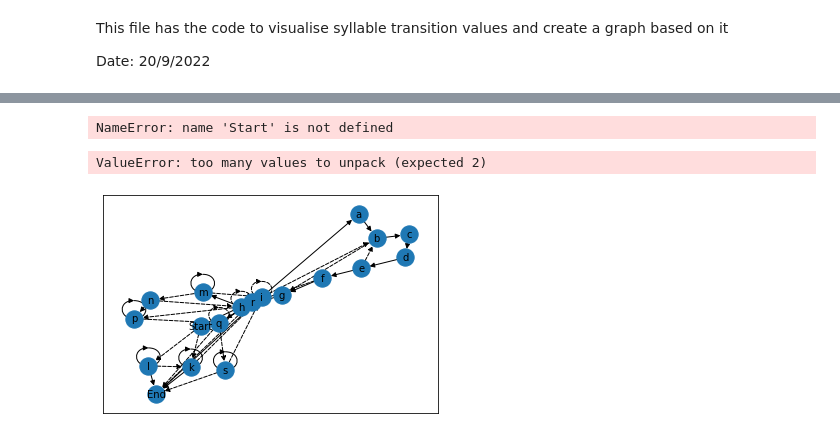
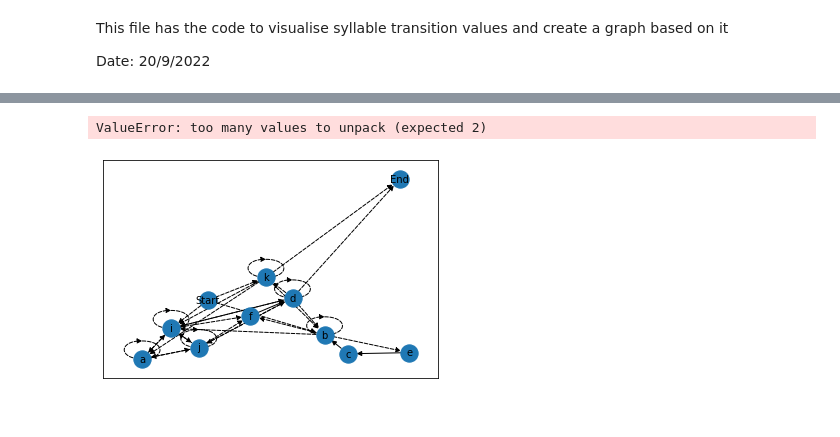
Before and after one commit to vasudha-kulkarni/IN-comparative-analysis, a Jupyter notebook: Transition_probability_graph.ipynb, the cells around one changed output, grey strips where cells are left out. Saved outputs shown, nothing was run; the diff lists cells and outputs as text; code cells hidden in the pictures.

Commit message:
weighted edges, but nodes too close

```diff
--- a/Transition_probability_graph.ipynb
+++ b/Transition_probability_graph.ipynb
@@ -15,20 +15,17 @@ from networkx.drawing.nx_pydot import write_dot
 #set directory
 os.chdir('D:\\4th Year\\Semester 7\\BI4313 Sem Project\\IN-comparative-analysis\\IN-comparative-analysis')
 # %%
-file = pandas.read_csv('JF1_transition_probability.csv', header=None)
-trans_prob_matrix = file.to_numpy(copy=True)
+file = pandas.read_csv('M01_transition_probability.csv', header=None)
+df = file.to_numpy()
 
 #Drop the row and column labels, just keep the numeric values
 trans_prob = file.iloc[1:, 1:]
 trans_prob = np.array(trans_prob)
 trans_prob = trans_prob.astype(float)
 
-print(len(trans_prob))
+#Get the set of unique syllables for the individual with their own index (so convert array to list)
+uniq_syl = file.iloc[0].to_numpy()
+uniq_syl = np.delete(uniq_syl, 0)
 
-#Get the set of unique syllables for the individual with their own index (so convert array to list)
-uniq_syl = trans_prob_matrix[:1, 1:]
-#uniq_syl = np.array(uniq_syl)
-
-print(uniq_syl)
-print(len(uniq_syl))
-print(trans_prob_matrix)
+#print(uniq_syl)
+#print(trans_prob)
@@ -136,40 +132,26 @@ for i, origin_state in enumerate(states):
 # %%
-elarge = [(u, v) for (u, v, d) in G.edges(data=True) if d["weight"] > 0.25]
-esmall = [(u, v) for (u, v, d) in G.edges(data=True) if d["weight"] <= 0.25]
+elarge = [(u, v) for (u, v, d) in G.edges(data=True) if d["weight"] > 0.8]
+esmall = [(u, v) for (u, v, d) in G.edges(data=True) if d["weight"] <= 0.8]
 
 pos = nx.spring_layout(G, seed=7)
-# %%
-fixed_positions = {'Start', 'End'}
-fixed_positions = {Start:(0,0), End:(0,0)}
-fixed_nodes = fixed_positions.keys()
-# %% [output]
-NameError: name 'Start' is not defined
-# %%
-fixed_nodes = ['Start', 'End']
-
-pos = nx.spring_layout(G, fixed=fixed_nodes)
 # %%
 
 # nodes
 nx.draw_networkx_nodes(G, pos, node_size=300)
 
 # edges
 nx.draw_networkx_edges(G, pos, edgelist=elarge)
 nx.draw_networkx_edges(
     G, pos, edgelist=esmall, style="dashed"
 )
 
 # node labels
 nx.draw_networkx_labels(G, pos, font_size=10, font_family="sans-serif")
 # edge weight labels
 edge_labels = nx.get_edge_attributes(G, "weight")
 nx.draw_networkx_edge_labels(G, pos, edge_labels, font_size=8)
 
-ax = plt.gca()
-ax.margins(0.08)
-plt.axis("off")
-plt.tight_layout()
 plt.show()
 # %% [output]
 ValueError: too many values to unpack (expected 2)
-[figure, old version]
+[figure, new version]
```
Also changed, not shown: parts of 15 cells of this notebook, 17 other files.
